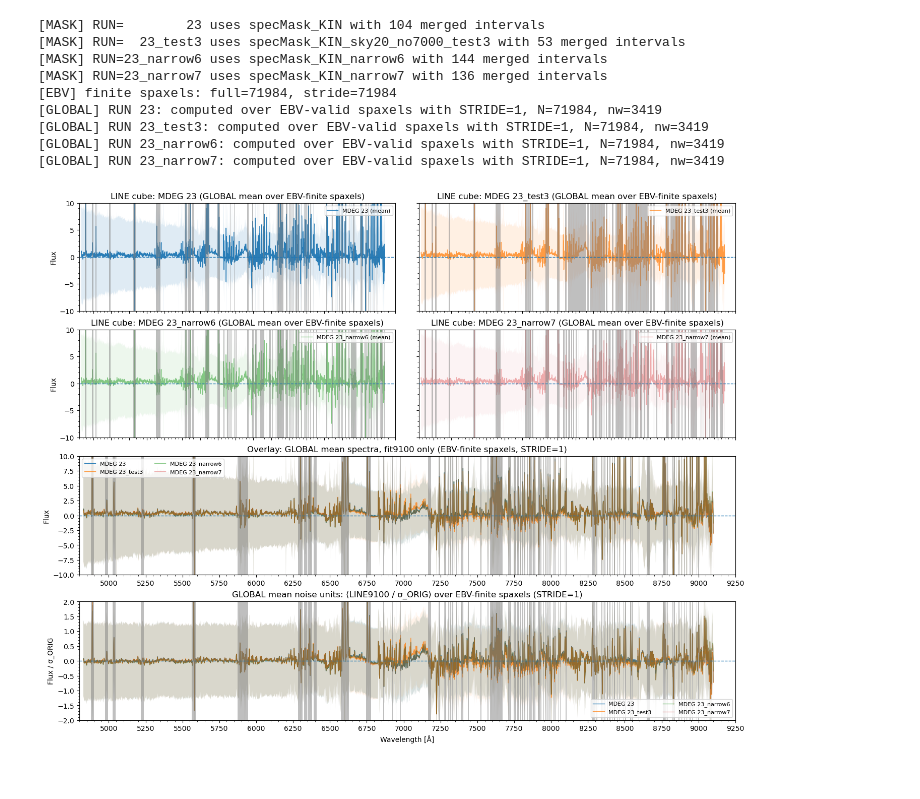
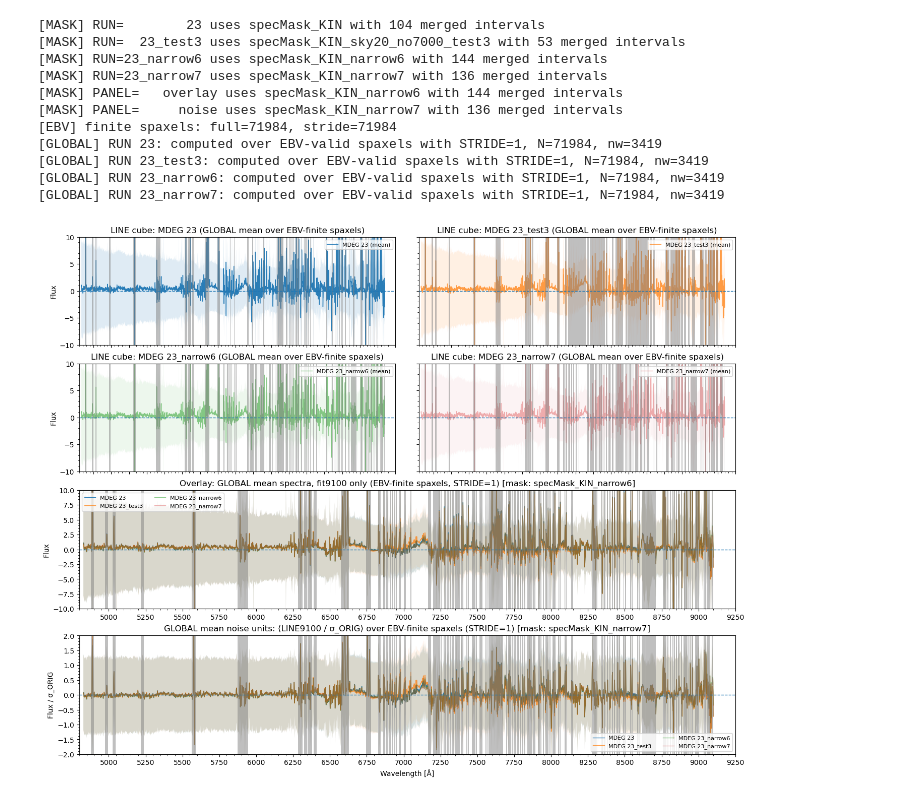
Before and after one commit to Rongjun-ANU/ICRAR-MAUVE, a Jupyter notebook: nGIST_dev_7.6.4/20260309_check_crap_9000_IC3392_v3tk_MDEG23_narrow6_7_skymask.ipynb, the cells around one changed output. Drawn from its saved outputs; the diff is of its cells as text; code cells hidden in the pictures.

```diff
--- a/nGIST_dev_7.6.4/20260309_check_crap_9000_IC3392_v3tk_MDEG23_narrow6_7_skymask.ipynb
+++ b/nGIST_dev_7.6.4/20260309_check_crap_9000_IC3392_v3tk_MDEG23_narrow6_7_skymask.ipynb
@@ -832,7 +886,10 @@ MASK_FILE_BY_RUN = {
     "23_narrow6": Path.cwd() / "specMask_KIN_narrow6",
     "23_narrow7": Path.cwd() / "specMask_KIN_narrow7",
 }
-OVERLAY_MASK_FILE = Path.cwd() / "specMask_KIN"
+BOTTOM_PANEL_MASK_FILES = {
+    "overlay": Path.cwd() / "specMask_KIN_narrow6",
+    "noise": Path.cwd() / "specMask_KIN_narrow7",
+}
 Z_REDSHIFT = 0.005566
 MASK_SHADE_ALPHA = 0.5
 
@@ -880,7 +937,11 @@ for run_key, mask_file in MASK_FILE_BY_RUN.items():
     MASK_INTERVALS_BY_MDEG[run_key] = this_intervals
     print(f"[MASK] RUN={run_key:>10} uses {mask_file.name} with {len(this_intervals)} merged intervals")
 
-OVERLAY_MASK_INTERVALS = merge_intervals(build_plot_mask_intervals(OVERLAY_MASK_FILE, z=Z_REDSHIFT))
+BOTTOM_PANEL_MASK_INTERVALS = {}
+for panel_key, mask_file in BOTTOM_PANEL_MASK_FILES.items():
+    this_intervals = merge_intervals(build_plot_mask_intervals(mask_file, z=Z_REDSHIFT))
+    BOTTOM_PANEL_MASK_INTERVALS[panel_key] = this_intervals
+    print(f"[MASK] PANEL={panel_key:>10} uses {mask_file.name} with {len(this_intervals)} merged intervals")
 
 # Only use spaxels with finite EBV in this map
 EBV_KIN_MAPS_PATH = Path("/Users/Igniz/Desktop/ICRAR/nGIST_dev_7.6.4/IC3392_v3tk_9100_mask_uptoCONT_MDEG8/IC3392_v3tk_9100_mask_uptoCONT_MDEG8_kin_maps.fits")
@@ -1070,7 +1131,10 @@ def plot_global_suite(mdegs=("23", "23_test3", "23_narrow6", "23_narrow7"), ylim
             ax_overlay.fill_between(w, s - e, s + e, color=color_map[run_key], alpha=0.12 * a, linewidth=0)
 
     ax_overlay.axhline(0, ls="--", lw=1, zorder=3)
-    ax_overlay.set_title(f"Overlay: GLOBAL mean spectra, fit9100 only (EBV-finite spaxels, STRIDE={STRIDE_GLOBAL})")
+    ax_overlay.set_title(
+        f"Overlay: GLOBAL mean spectra, fit9100 only (EBV-finite spaxels, STRIDE={STRIDE_GLOBAL}) "
+        f"[mask: {BOTTOM_PANEL_MASK_FILES['overlay'].name}]"
+    )
     ax_overlay.set_ylabel("Flux")
     ax_overlay.legend(ncol=2, fontsize=8, loc="upper left")
     ax_overlay.set_xlim(WMIN, WMAX)
@@ -1085,37 +1149,54 @@ def plot_global_suite(mdegs=("23", "23_test3", "23_narrow6", "23_narrow7"), ylim
         if show_band:
             ax_z.fill_between(w, z - ez, z + ez, color=color_map[run_key], alpha=0.12 * a, linewidth=0)
 
     ax_z.axhline(0, ls="--", lw=1, zorder=3)
-    ax_z.set_title(f"GLOBAL mean noise units: ⟨LINE9100 / σ_ORIG⟩ over EBV-finite spaxels (STRIDE={STRIDE_GLOBAL})")
+    ax_z.set_title(
+        f"GLOBAL mean noise units: ⟨LINE9100 / σ_ORIG⟩ over EBV-finite spaxels (STRIDE={STRIDE_GLOBAL}) "
+        f"[mask: {BOTTOM_PANEL_MASK_FILES['noise'].name}]"
+    )
     ax_z.set_xlabel("Wavelength [Å]")
     ax_z.set_ylabel("Flux / σ_ORIG")
     ax_z.set_xlim(WMIN, WMAX)
     ax_z.set_ylim(*ylim_z)
     ax_z.legend(ncol=2, fontsize=8, loc="lower right")
 
     for ax, run_key in zip(axes_ind, mdegs):
         shade_mask_regions(ax, MASK_INTERVALS_BY_MDEG[run_key], WMIN, WMAX, alpha=MASK_SHADE_ALPHA)
-    for ax in (ax_overlay, ax_z):
-        shade_mask_regions(ax, OVERLAY_MASK_INTERVALS, WMIN, WMAX, alpha=MASK_SHADE_ALPHA)
+    shade_mask_regions(
+        ax_overlay,
+        BOTTOM_PANEL_MASK_INTERVALS["overlay"],
+        WMIN,
+        WMAX,
+        alpha=MASK_SHADE_ALPHA,
+    )
+    shade_mask_regions(
+        ax_z,
+        BOTTOM_PANEL_MASK_INTERVALS["noise"],
+        WMIN,
+        WMAX,
+        alpha=MASK_SHADE_ALPHA,
+    )
 
     for ax in axes_ind + [ax_overlay, ax_z]:
         ax.set_xticks(xticks)
         ax.minorticks_on()
 
     plt.show()
 
 plot_global_suite(mdegs=("23", "23_test3", "23_narrow6", "23_narrow7"), ylim_z=(-2, 2), show_band=SHOW_BAND)
 # %% [output]
 [MASK] RUN=        23 uses specMask_KIN with 104 merged intervals
 [MASK] RUN=  23_test3 uses specMask_KIN_sky20_no7000_test3 with 53 merged intervals
 [MASK] RUN=23_narrow6 uses specMask_KIN_narrow6 with 144 merged intervals
 [MASK] RUN=23_narrow7 uses specMask_KIN_narrow7 with 136 merged intervals
+[MASK] PANEL=   overlay uses specMask_KIN_narrow6 with 144 merged intervals
+[MASK] PANEL=     noise uses specMask_KIN_narrow7 with 136 merged intervals
 [EBV] finite spaxels: full=71984, stride=71984
 [GLOBAL] RUN 23: computed over EBV-valid spaxels with STRIDE=1, N=71984, nw=3419
 [GLOBAL] RUN 23_test3: computed over EBV-valid spaxels with STRIDE=1, N=71984, nw=3419
 [GLOBAL] RUN 23_narrow6: computed over EBV-valid spaxels with STRIDE=1, N=71984, nw=3419
 [GLOBAL] RUN 23_narrow7: computed over EBV-valid spaxels with STRIDE=1, N=71984, nw=3419
-[figure, old version]
+[figure, new version]
 # %%
 # ============================
 # Cell 1: Global-spectrum settings
```
Also changed, not shown: parts of 4 cells of this notebook, 32 other files.
